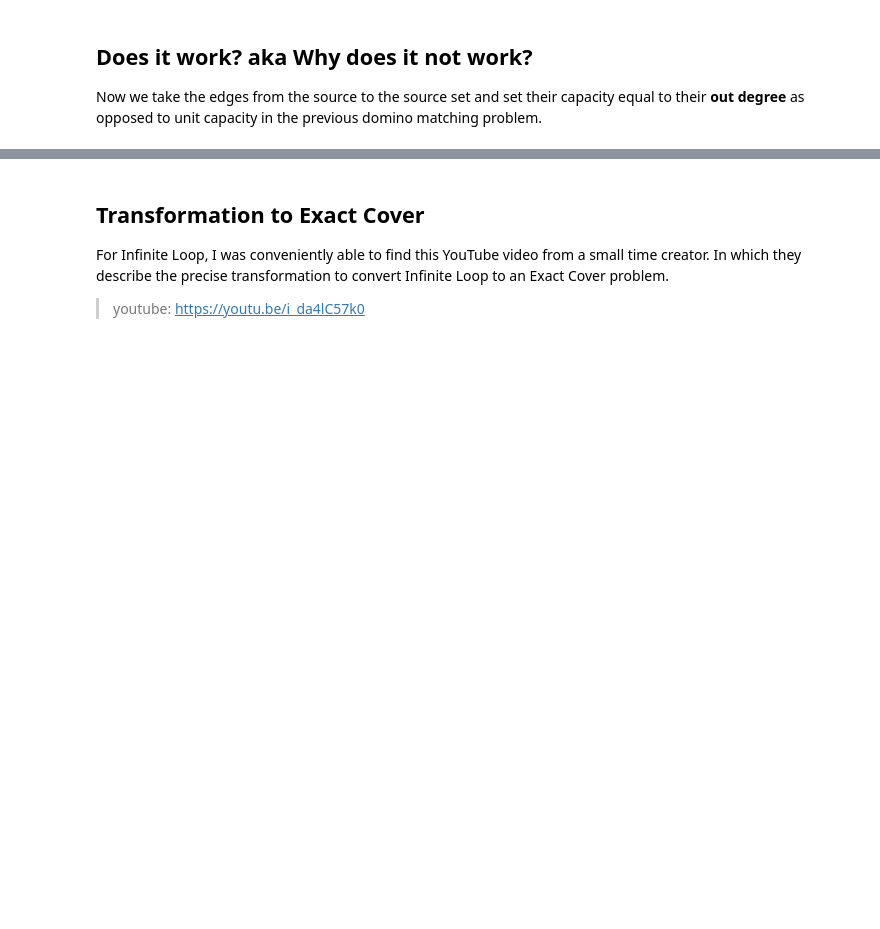
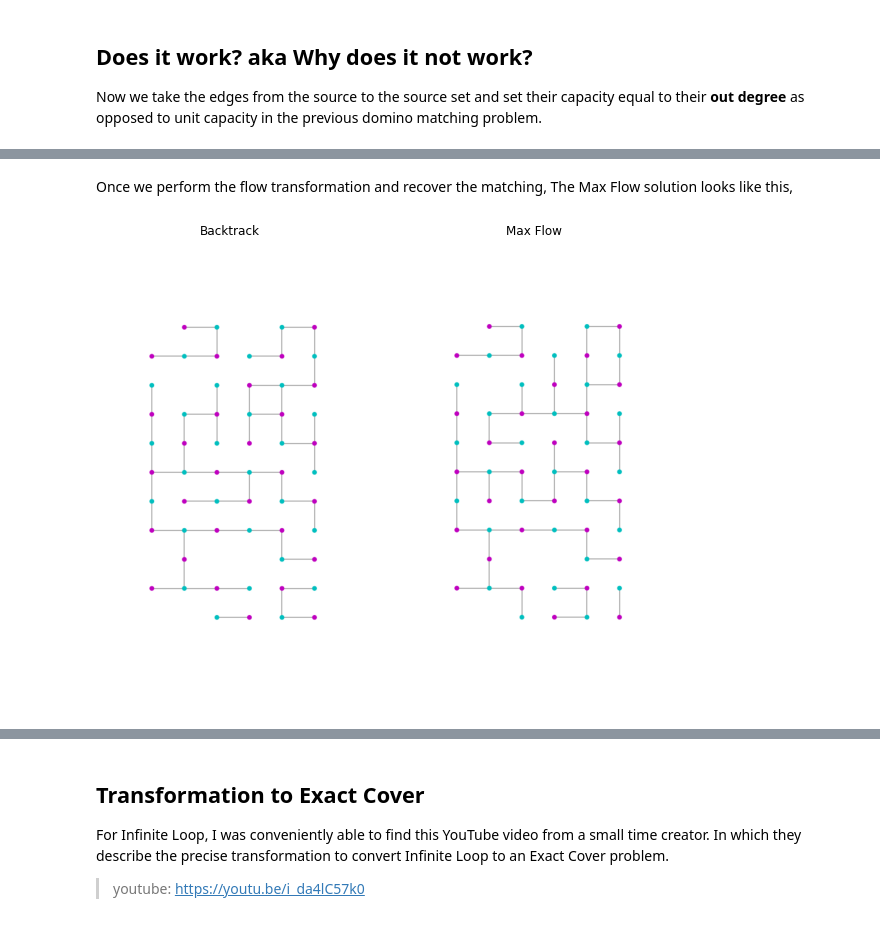
Before and after one commit to TheChesireCat/demoblog, a Jupyter notebook: _notebooks/2022-06-06-loop.ipynb, the cells around one changed output, grey strips where cells are left out. Saved outputs shown, nothing was run; the diff lists cells and outputs as text; code cells hidden in the pictures; blank space fills up the shorter version.

Commit message:
Max FLow Changes

```diff
--- a/_notebooks/2022-06-06-loop.ipynb
+++ b/_notebooks/2022-06-06-loop.ipynb
@@ -91,7 +91,7 @@ import io
 print('Importing PIL, numpy, matplotlib, networkx')
 
 
-im_path = "20220604-003503.png"
+im_path = "./imgs/1/20220604-003503.png"
 # %% [output]
 Importing PIL, numpy, matplotlib, networkx
 # %%
@@ -637,6 +637,9 @@ def compare(fromList,toList):
     while fl != tl:
         fl.append(fl.pop(0))
         i += 1
+        if i>4:
+            return 0
+            break
     return i
 
 def shiftsFromTiles(fromTiles,toTiles):
@@ -904,0 +902,70 @@ As a result the algorithm gets stuck on locally optimal solutions that are inval
+# %% [markdown]
+Once we perform the flow transformation and recover the matching, The Max Flow solution looks like this,
+# %%
+#collapse-hide
+attrs = {}
+for e in tDG.edges():
+    if e[0] == 's':
+        r,c = e[1]
+        attrs[e] = {'capacity':sum(tiles[r][c])}
+    elif e[1] == 't':
+        r,c = e[0]
+        attrs[e] = {'capacity':sum(tiles[r][c])}
+    else:
+        attrs[e] = {'capacity':1}
+
+nx.set_edge_attributes(tDG,attrs)
+flow_out = nx.maximum_flow(tDG,'s','t')
+out_graph = nx.Graph()
+out_graph.add_nodes_from(G.nodes())
+for e in flow_out[1]:
+    if e != 's' and e != 't':
+        for e2 in flow_out[1][e]:
+            if e2 != 's' and e2 != 't' and flow_out[1][e][e2] > 0:
+                out_graph.add_edge(e,e2)
+pos = {(x,y):(y,-x) for x,y in out_graph.nodes()}
+fig, ax = plt.subplots(figsize=(len(tiles[0]),len(tiles)))
+ax.spines['top'].set_visible(False)
+ax.spines['right'].set_visible(False)
+ax.spines['bottom'].set_visible(False)
+ax.spines['left'].set_visible(False)
+nx.draw_networkx_edges(out_graph,pos,ax=ax,edge_color='0.7',width=2)
+# color vertex cyan if sum of vertex coordinates is even
+colors = ['c' if sum(x)%2 == 0 else 'm' for x in G.nodes()]
+nx.draw_networkx_nodes(out_graph,pos=pos,node_size=50,node_color=colors,ax=ax)
+buf = io.BytesIO()
+fig.savefig(buf)
+buf.seek(0)
+plt.close(fig)
+maxFlowIm = Image.open(buf)
+
+
+pos = {(x,y):(y,-x) for x,y in tempG.nodes()}
+fig, ax = plt.subplots(figsize=(len(tiles[0]),len(tiles)))
+ax.spines['top'].set_visible(False)
+ax.spines['right'].set_visible(False)
+ax.spines['bottom'].set_visible(False)
+ax.spines['left'].set_visible(False)
+nx.draw_networkx_edges(tempG,pos,ax=ax,edge_color='0.7',width=2)
+# color vertex cyan if sum of vertex coordinates is even
+colors = ['c' if sum(x)%2 == 0 else 'm' for x in G.nodes()]
+nx.draw_networkx_nodes(tempG,pos=pos,node_size=50,node_color=colors,ax=ax)
+buf = io.BytesIO()
+fig.savefig(buf)
+buf.seek(0)
+plt.close(fig)
+backTrackIm = Image.open(buf)
+
+
+fig = plt.figure(figsize=(10,10))
+ax1 = plt.subplot(1,2,1)
+plt.imshow(backTrackIm)
+ax1.set_title('Backtrack')
+plt.axis('off')
+ax2 = plt.subplot(1,2,2)
+plt.imshow(maxFlowIm)
+ax2.set_title('Max Flow')
+plt.axis('off')
+plt.show()
+# %% [output]
+[figure, added]
```
Also changed, not shown: parts of 8 cells of this notebook, 6 other files.
